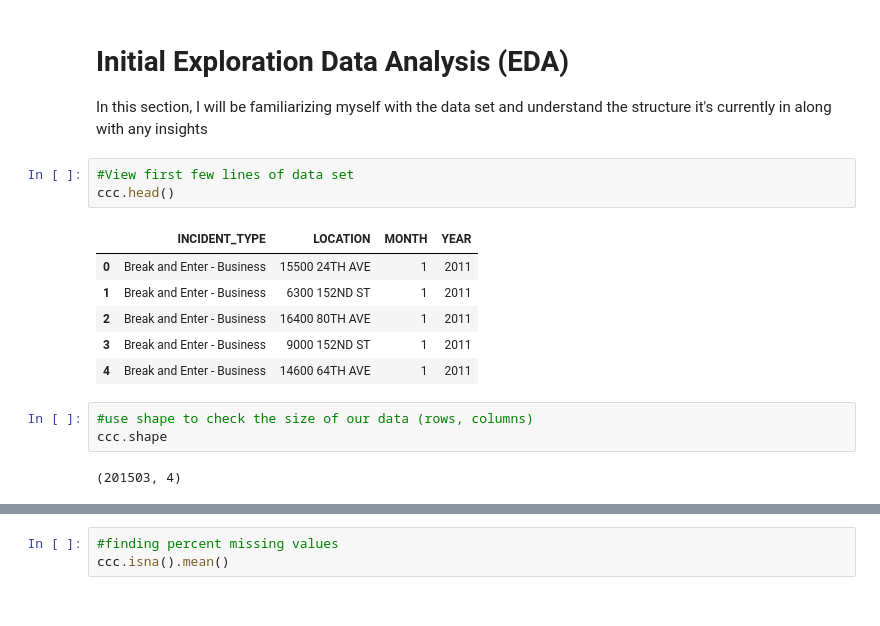
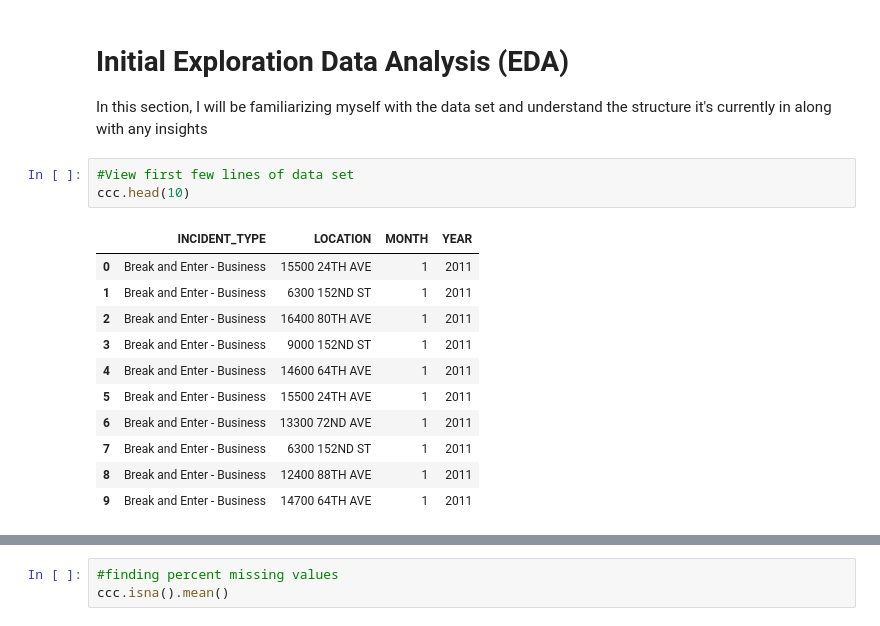
Before and after one commit to juwimana/Surrey-Crime-and-Collision-Incidents, a Jupyter notebook: Surrey_Crime_and_Collision_Incidents.ipynb, the cells around one changed output, grey strips where cells are left out. Saved outputs shown, nothing was run; the diff lists cells and outputs as text.

```diff
--- a/Surrey_Crime_and_Collision_Incidents.ipynb
+++ b/Surrey_Crime_and_Collision_Incidents.ipynb
@@ -47,16 +48,16 @@ ccc
 In this section, I will be familiarizing myself with the data set and understand the structure it's currently in along with any insights
 # %%
 #View first few lines of data set
-ccc.head()
+ccc.head(10)
 # %% [output]
 |  | INCIDENT_TYPE | LOCATION | MONTH | YEAR |
 | 0 | Break and Enter - Business | 15500 24TH AVE | 1 | 2011 |
 | 1 | Break and Enter - Business | 6300 152ND ST | 1 | 2011 |
 | 2 | Break and Enter - Business | 16400 80TH AVE | 1 | 2011 |
 | 3 | Break and Enter - Business | 9000 152ND ST | 1 | 2011 |
 | 4 | Break and Enter - Business | 14600 64TH AVE | 1 | 2011 |
+| 5 | Break and Enter - Business | 15500 24TH AVE | 1 | 2011 |
+| 6 | Break and Enter - Business | 13300 72ND AVE | 1 | 2011 |
+| 7 | Break and Enter - Business | 6300 152ND ST | 1 | 2011 |
+| 8 | Break and Enter - Business | 12400 88TH AVE | 1 | 2011 |
+| 9 | Break and Enter - Business | 14700 64TH AVE | 1 | 2011 |
-# %%
-#use shape to check the size of our data (rows, columns)
-ccc.shape
-# %% [output]
-(201503, 4)
```
Also changed, not shown: parts of 6 cells of this notebook.
